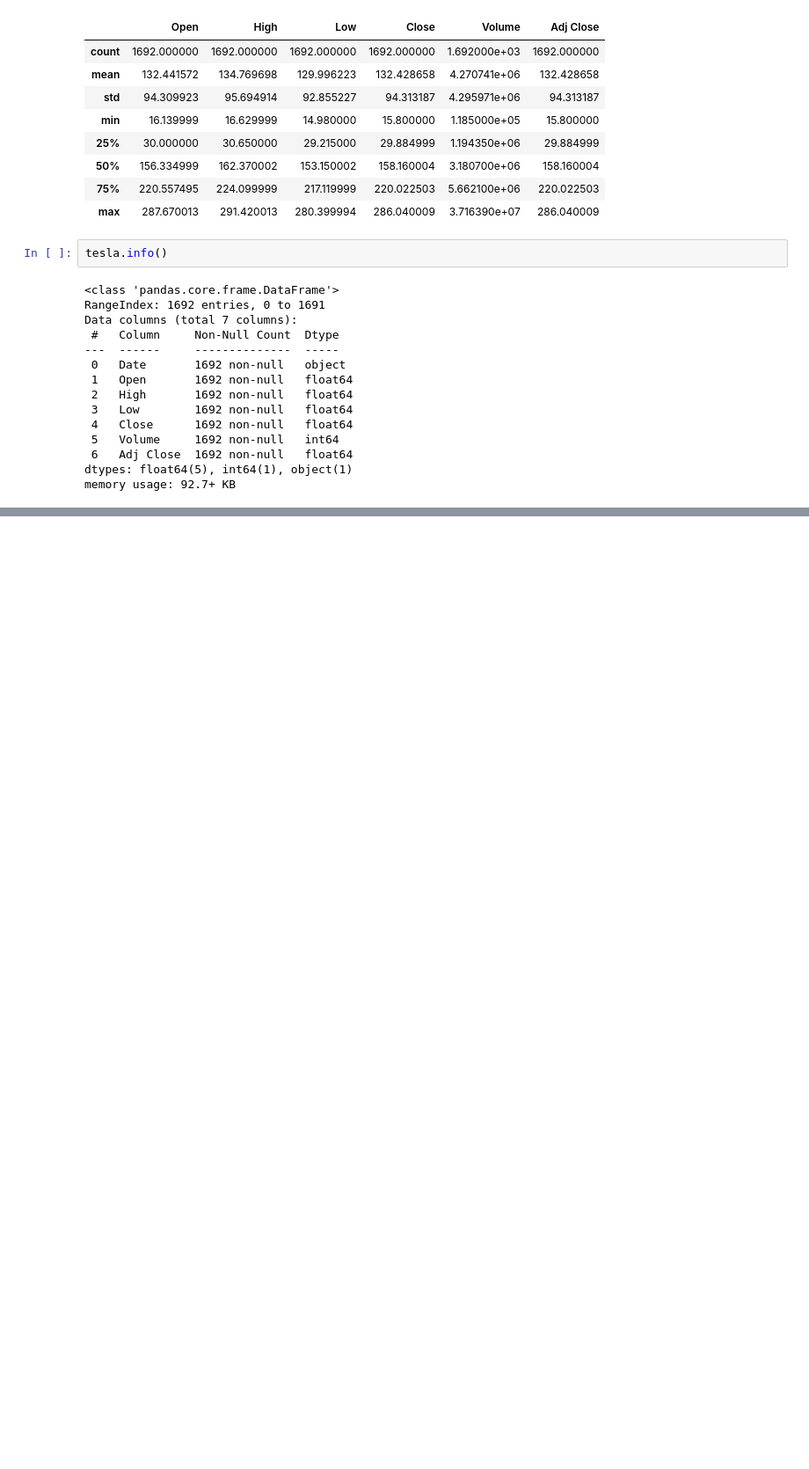
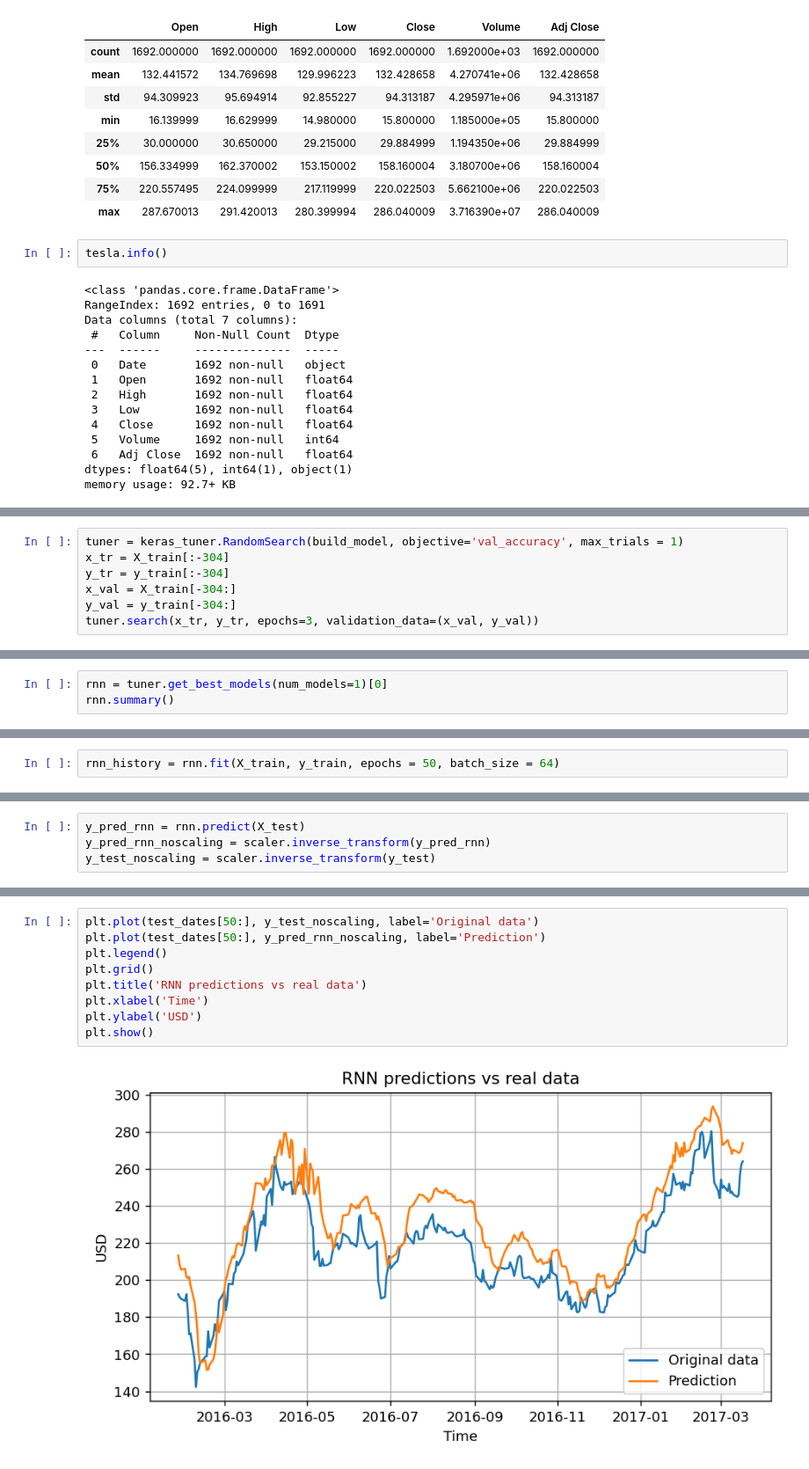
Before and after one commit to adamaj99pwr/ML, a Jupyter notebook: lab5/lab5.ipynb, the cells around one changed output, grey strips where cells are left out. Shown: that part at 88% size. Drawn from its saved outputs; the diff is of its cells as text; blank space fills up the shorter version.

```diff
--- a/lab5/lab5.ipynb
+++ b/lab5/lab5.ipynb
@@ -66,0 +162,7 @@ plt.show()
+# %%
+tuner = keras_tuner.RandomSearch(build_model, objective='val_accuracy', max_trials = 1)
+x_tr = X_train[:-304]
+y_tr = y_train[:-304]
+x_val = X_train[-304:]
+y_val = y_train[-304:]
+tuner.search(x_tr, y_tr, epochs=3, validation_data=(x_val, y_val))
@@ -66,0 +175,3 @@ plt.show()
+# %%
+rnn = tuner.get_best_models(num_models=1)[0]
+rnn.summary()
@@ -66,0 +196,2 @@ plt.show()
+# %%
+rnn_history = rnn.fit(X_train, y_train, epochs = 50, batch_size = 64)
@@ -66,0 +216,4 @@ plt.show()
+# %%
+y_pred_rnn = rnn.predict(X_test)
+y_pred_rnn_noscaling = scaler.inverse_transform(y_pred_rnn)
+y_test_noscaling = scaler.inverse_transform(y_test)
@@ -66,0 +222,11 @@ plt.show()
+# %%
+plt.plot(test_dates[50:], y_test_noscaling, label='Original data')
+plt.plot(test_dates[50:], y_pred_rnn_noscaling, label='Prediction')
+plt.legend()
+plt.grid()
+plt.title('RNN predictions vs real data')
+plt.xlabel('Time')
+plt.ylabel('USD')
+plt.show()
+# %% [output]
+[figure, added]
```
Also changed, not shown: parts of 26 cells of this notebook.
